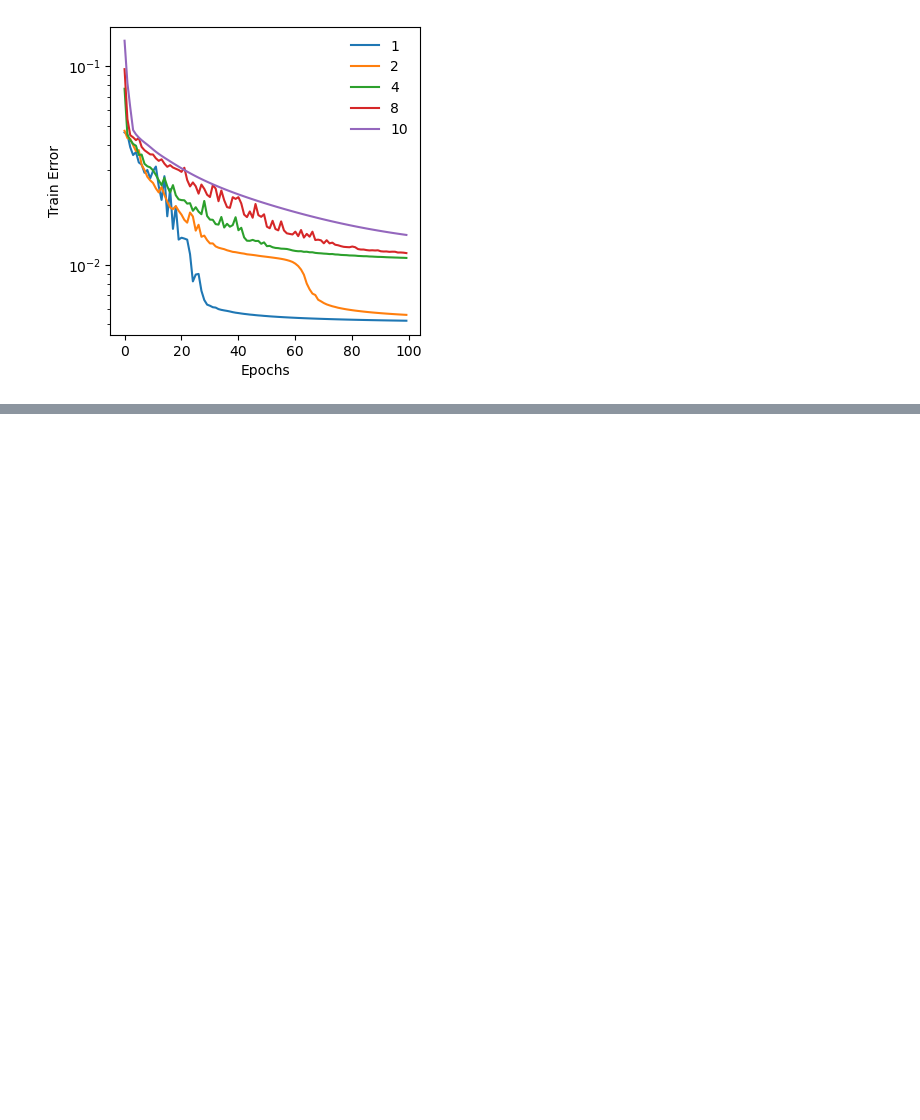
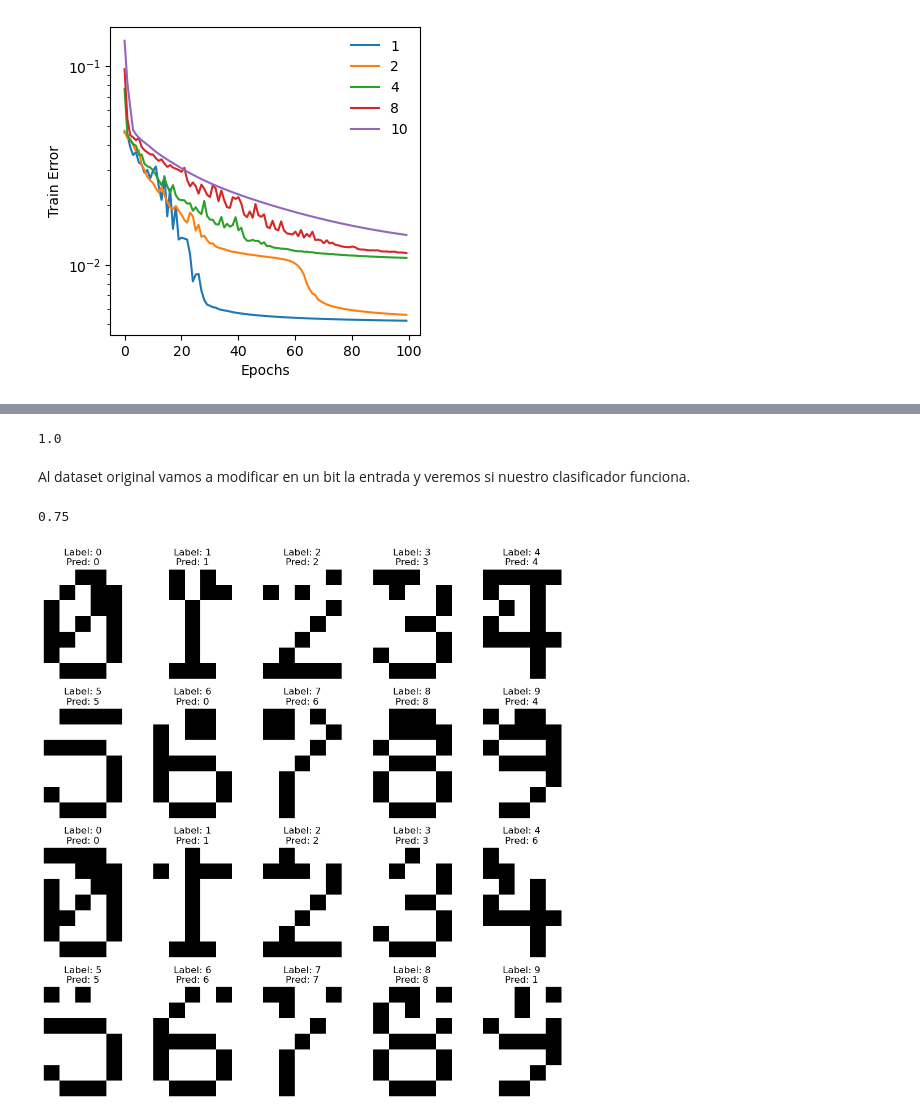
Before and after one commit to jbarberia/sia-tp3, a Jupyter notebook: notebooks/Ejercicio3.ipynb, the cells around one changed output, grey strips where cells are left out. Saved outputs shown, nothing was run; the diff lists cells and outputs as text; code cells hidden in the pictures; blank space fills up the shorter version.

```diff
--- a/notebooks/Ejercicio3.ipynb
+++ b/notebooks/Ejercicio3.ipynb
@@ -494,0 +505,50 @@ plt.show()
+# %%
+x = np.loadtxt("../data/digitos.txt")
+y = np.loadtxt("../data/digitos_valor.txt")
+
+l1 = Layer(35, 10, activation_function="sigmoid")
+l2 = Layer(10, 10, activation_function="sigmoid")
+p = PerceptronMulticapa([l1, l2], optimizer=Adam())
+y_enc = p.one_hot_encoding(y)
+
+history = p.train(x, y_enc, epochs=1000)
+# %%
+y_hat = p.predict(x)
+np.mean(y_hat ==np.array(y))
+# %% [output]
+1.0
+# %% [markdown]
+Al dataset original vamos a modificar en un bit la entrada y veremos si nuestro clasificador funciona.
+# %%
+bits = 10
+x_pert = []
+y_pert = []
+for i in range(20):
+    idx = i % len(x)
+
+    x_mod = x[idx].copy()
+    for bit in range(bits):
+        bit = np.random.randint(x.shape[0])
+        x_mod[bit] = 0 if x_mod[bit] == 1 else 1
+
+    x_pert.append(x_mod)
+    y_pert.append(y[idx])
+# %%
+y_hat = p.predict(x_pert)
+np.mean(y_hat ==np.array(y_pert))
+# %% [output]
+0.75
+# %%
+import itertools
+n_rows = 4
+n_cols = 5
+fig, ax = plt.subplots(n_rows, n_cols, figsize=(10, 10))
+iterable = itertools.product(range(n_rows), range(n_cols))
+for n, ij in enumerate(iterable):
+    ax[ij].imshow(1 - x_pert[n].reshape(7, 5), cmap="gray")
+    ax[ij].set_title("Label: {:.0f}\nPred: {:.0f}".format(y_pert[n], y_hat[n]))
+    ax[ij].axis("off")
+plt.tight_layout()
+plt.show()
+# %% [output]
+[figure, added]
```
Also changed, not shown: parts of 4 cells of this notebook.
